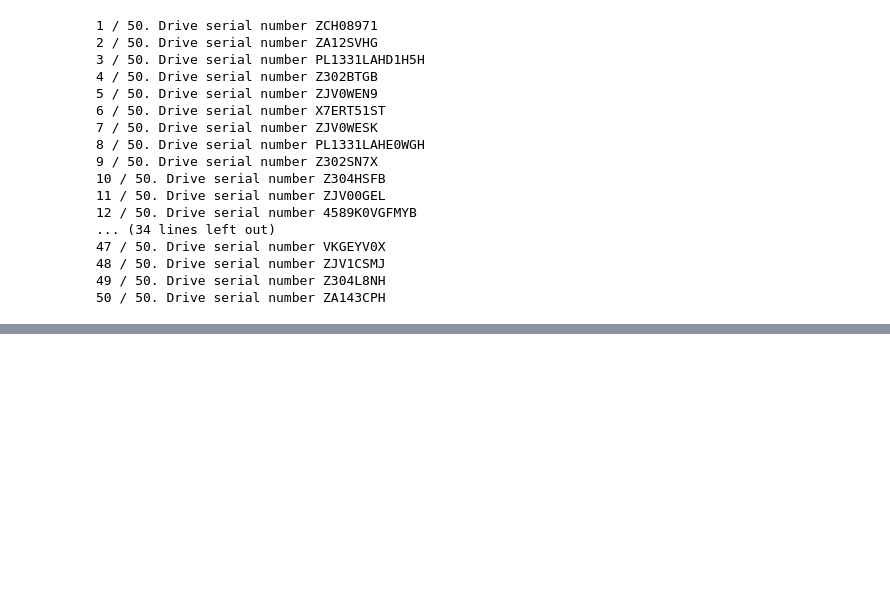
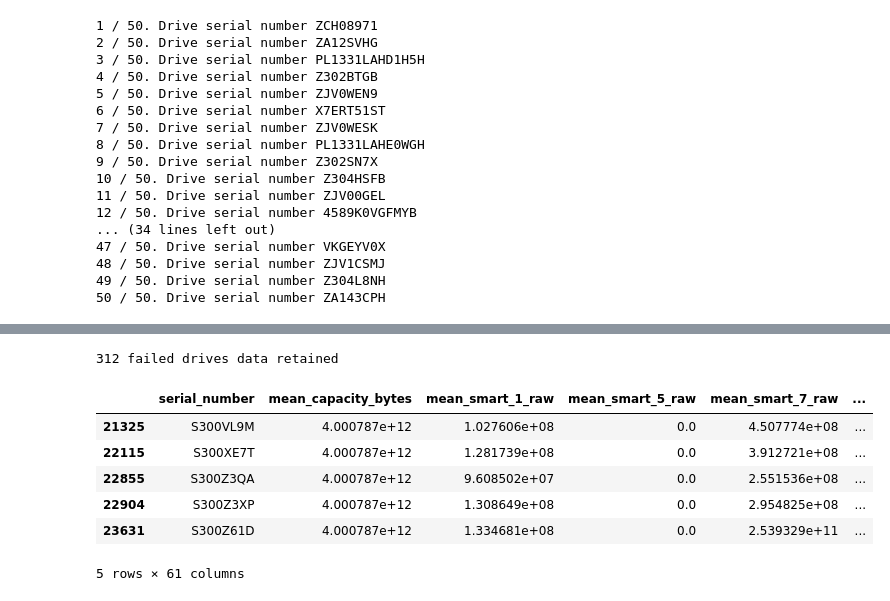
Before and after one commit to aicoe-aiops/ceph_drive_failure, a Jupyter notebook: dask_data_explorer.ipynb, the cells around one changed output, grey strips where cells are left out. Saved outputs shown, nothing was run; the diff lists cells and outputs as text; code cells hidden in the pictures; blank space fills up the shorter version.

```diff
--- a/dask_data_explorer.ipynb
+++ b/dask_data_explorer.ipynb
@@ -746,0 +816,18 @@ Backblaze also performed some analysis on the SMART stats 5, 187, 188, 197, 198.
+# %%
+# FIXME: find a smarter way to deal with nans. drop columns not rows
+# for now, just drop it. this drops ~25k observations and leaves us with ~83k
+clean_group_stats = group_stats.dropna(how='any')
+
+# make sure we still have enough failure drive data
+print(clean_group_stats['failure'].sum(), 'failed drives data retained')
+
+clean_group_stats[clean_group_stats['failure']].head()
+# %% [output]
+312 failed drives data retained
+|  | serial_number | mean_capacity_bytes | mean_smart_1_raw | mean_smart_5_raw | mean_smart_7_raw | ... |
+| 21325 | S300VL9M | 4.000787e+12 | 1.027606e+08 | 0.0 | 4.507774e+08 | ... |
+| 22115 | S300XE7T | 4.000787e+12 | 1.281739e+08 | 0.0 | 3.912721e+08 | ... |
+| 22855 | S300Z3QA | 4.000787e+12 | 9.608502e+07 | 0.0 | 2.551536e+08 | ... |
+| 22904 | S300Z3XP | 4.000787e+12 | 1.308649e+08 | 0.0 | 2.954825e+08 | ... |
+| 23631 | S300Z61D | 4.000787e+12 | 1.334681e+08 | 0.0 | 2.539329e+11 | ... |
+5 rows × 61 columns
```
Also changed, not shown: parts of 13 cells of this notebook.
